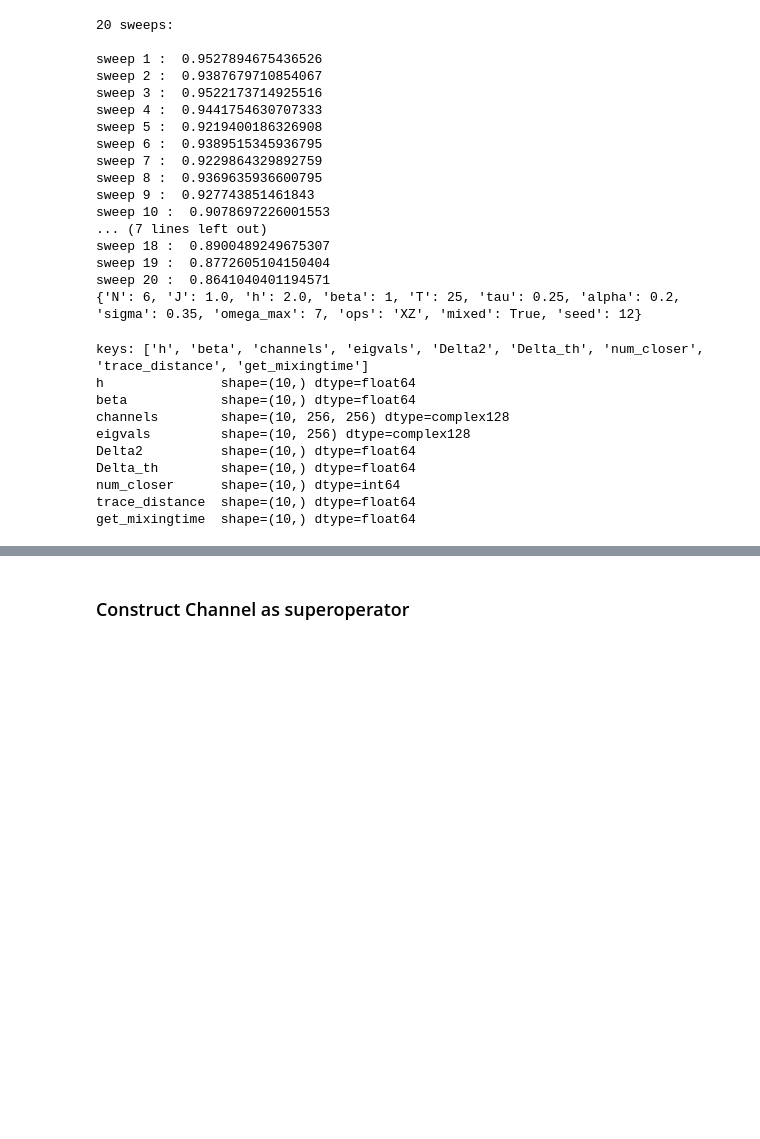
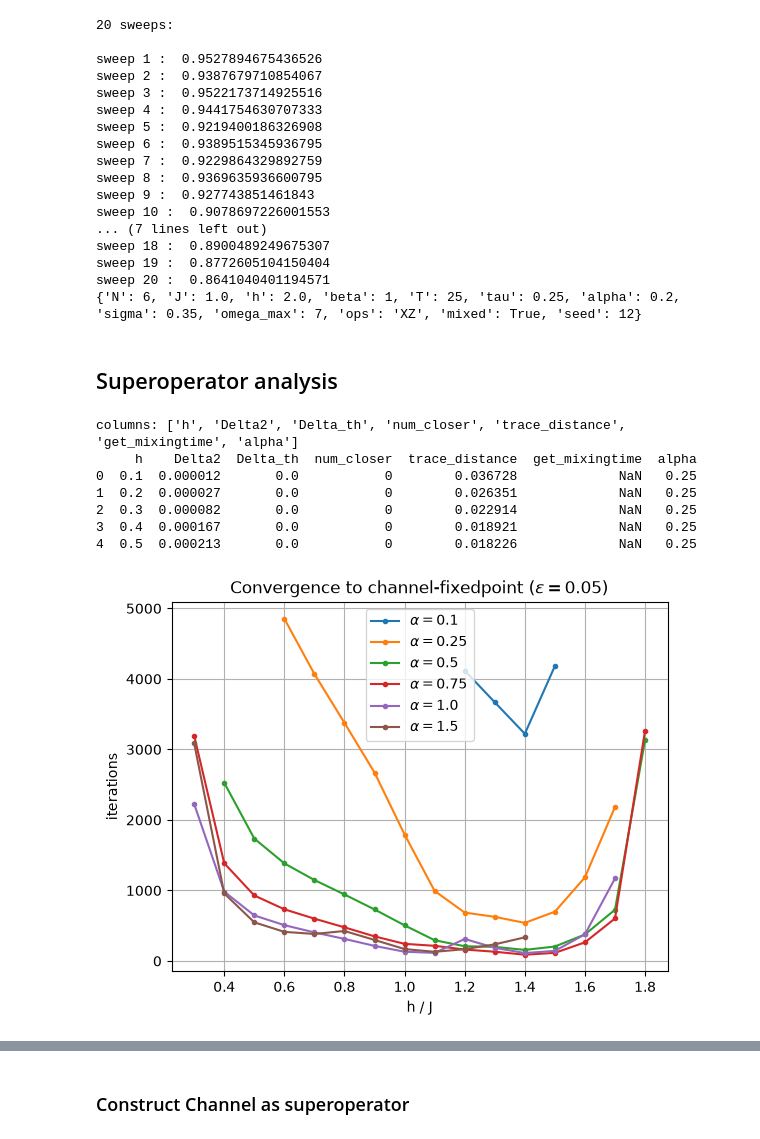
Before and after one commit to gabrielmaresch/groundstate_prep, a Jupyter notebook: playground.ipynb, the cells around one changed output, grey strips where cells are left out. Drawn from its saved outputs; the diff is of its cells as text; code cells hidden in the pictures; blank space fills up the shorter version.

```diff
--- a/playground.ipynb
+++ b/playground.ipynb
@@ -164,27 +145,75 @@ sweep 18 :  0.8900489249675307
 sweep 19 :  0.8772605104150404
 sweep 20 :  0.8641040401194571
 {'N': 6, 'J': 1.0, 'h': 2.0, 'beta': 1, 'T': 25, 'tau': 0.25, 'alpha': 0.2, 'sigma': 0.35, 'omega_max': 7, 'ops': 'XZ', 'mixed': True, 'seed': 12}
+# %% [markdown]
+## Superoperator analysis
 # %%
 import pandas as pd
 import numpy as np
+import matplotlib as mpl
+import matplotlib.pyplot as plt
+import seaborn as sns
+
 from pathlib import Path
 
 
-path = Path("data/superoperator_N4_h_sweep_32.npz")  # adjust filename
-data = np.load(path)
+file_numbers = [(1, .25), (2, .5), (3, .75),(4, 1.), (8, .1), (9, 1.5)]
+frames = []
 
-print("keys:", data.files)
-for key in data.files:
-    arr = data[key]
-    print(f"{key:15s} shape={arr.shape} dtype={arr.dtype}")
+for nbr, alpha in file_numbers:
+    path = Path(f"data/superoperator_N4_h_sweep_{nbr}.npz")  # adjust filename
+    data = np.load(path)
+
+    x_key = "h" if "h" in data.files else "h_over_J"
+    df = pd.DataFrame({
+        "h": data[x_key],
+        "Delta2": data["Delta2"],
+        "Delta_th": data["Delta_th"],
+        "num_closer": data["num_closer"],
+        "trace_distance": data["trace_distance"],
+        "get_mixingtime": data["get_mixingtime"],
+    })
+    df["alpha"] = alpha
+    frames.append(df)
+
+ha_data = pd.concat(frames, ignore_index=True)
+
+print("columns:", ha_data.columns.tolist())
+print(ha_data.head())
 # %% [output]
-keys: ['h', 'beta', 'channels', 'eigvals', 'Delta2', 'Delta_th', 'num_closer', 'trace_distance', 'get_mixingtime']
-h               shape=(10,) dtype=float64
-beta            shape=(10,) dtype=float64
-channels        shape=(10, 256, 256) dtype=complex128
-eigvals         shape=(10, 256) dtype=complex128
-Delta2          shape=(10,) dtype=float64
-Delta_th        shape=(10,) dtype=float64
-num_closer      shape=(10,) dtype=int64
-trace_distance  shape=(10,) dtype=float64
-get_mixingtime  shape=(10,) dtype=float64
+columns: ['h', 'Delta2', 'Delta_th', 'num_closer', 'trace_distance', 'get_mixingtime', 'alpha']
+     h    Delta2  Delta_th  num_closer  trace_distance  get_mixingtime  alpha
+0  0.1  0.000012       0.0           0        0.036728             NaN   0.25
+1  0.2  0.000027       0.0           0        0.026351             NaN   0.25
+2  0.3  0.000082       0.0           0        0.022914             NaN   0.25
+3  0.4  0.000167       0.0           0        0.018921             NaN   0.25
+4  0.5  0.000213       0.0           0        0.018226             NaN   0.25
+# %%
+mix_grid = ha_data.pivot(index="h", columns="alpha", values="get_mixingtime").sort_index().sort_index(axis=1)
+gap_grid = ha_data.pivot(index="h", columns="alpha", values="Delta2").sort_index().sort_index(axis=1)
+tr_grid = ha_data.pivot(index="h", columns="alpha", values="trace_distance").sort_index().sort_index(axis=1)
+
+h_vals = mix_grid.index.to_numpy()
+alpha_vals = mix_grid.columns.to_numpy()
+values = ["mixingtime", "Delta2", "trace_distance"]
+
+Y = np.stack([
+    mix_grid.to_numpy(),
+    gap_grid.to_numpy(),
+    tr_grid.to_numpy(),
+], axis=1)
+
+
+
+for alpha_idx in range(0,6):
+    x = h_vals
+    y0 = Y[:,0,alpha_idx]
+    plt.plot(x,y0, label=rf"$\alpha = {alpha_vals[alpha_idx]}$", marker=".")
+    plt.legend(loc="upper center")
+    plt.xlabel("h / J")
+    plt.ylabel("iterations")
+    plt.title(rf"Convergence to channel-fixedpoint $(\epsilon = 0.05)$")
+    plt.grid(True)
+    plt.savefig("docu/iterations.png", dpi=300, bbox_inches="tight")
+# %% [output]
+[figure, added]
```
Also changed, not shown: parts of 9 cells of this notebook, 18 other files.
